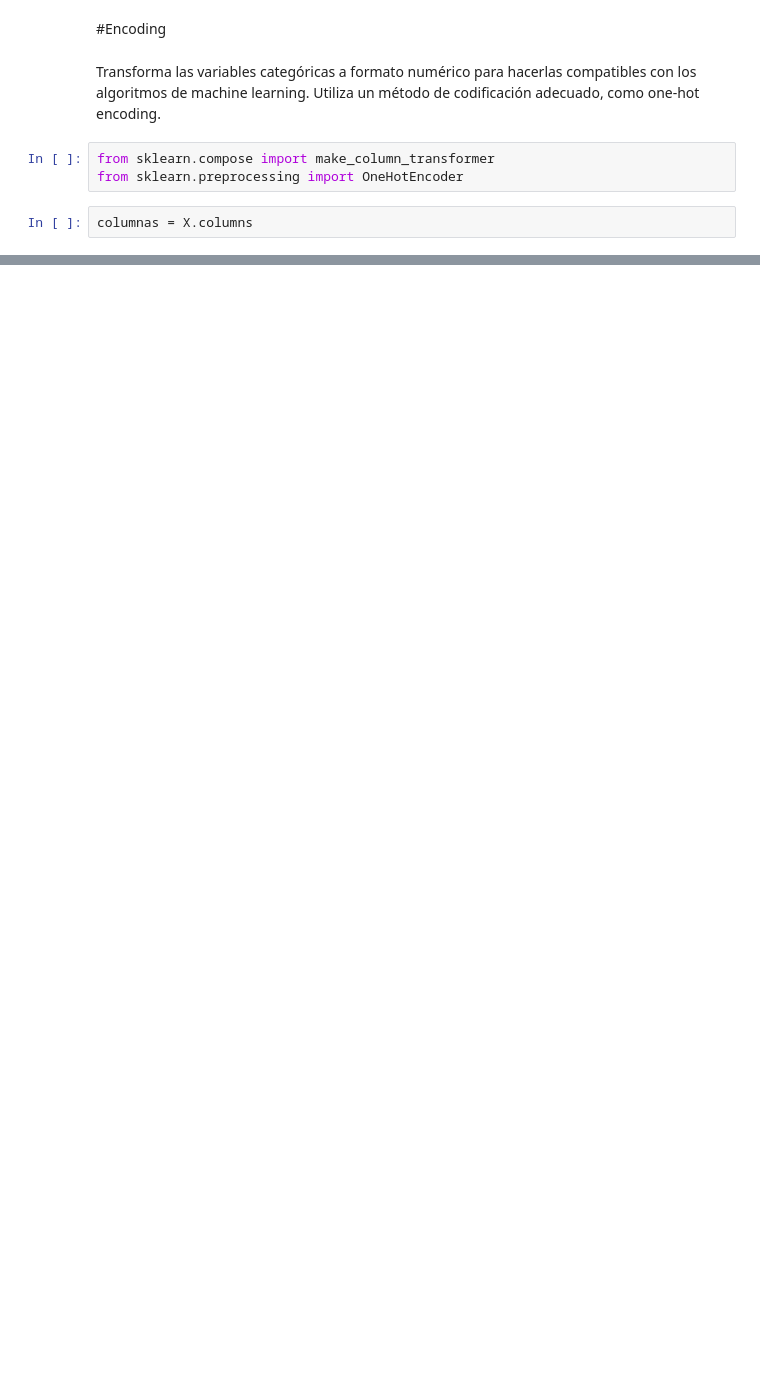
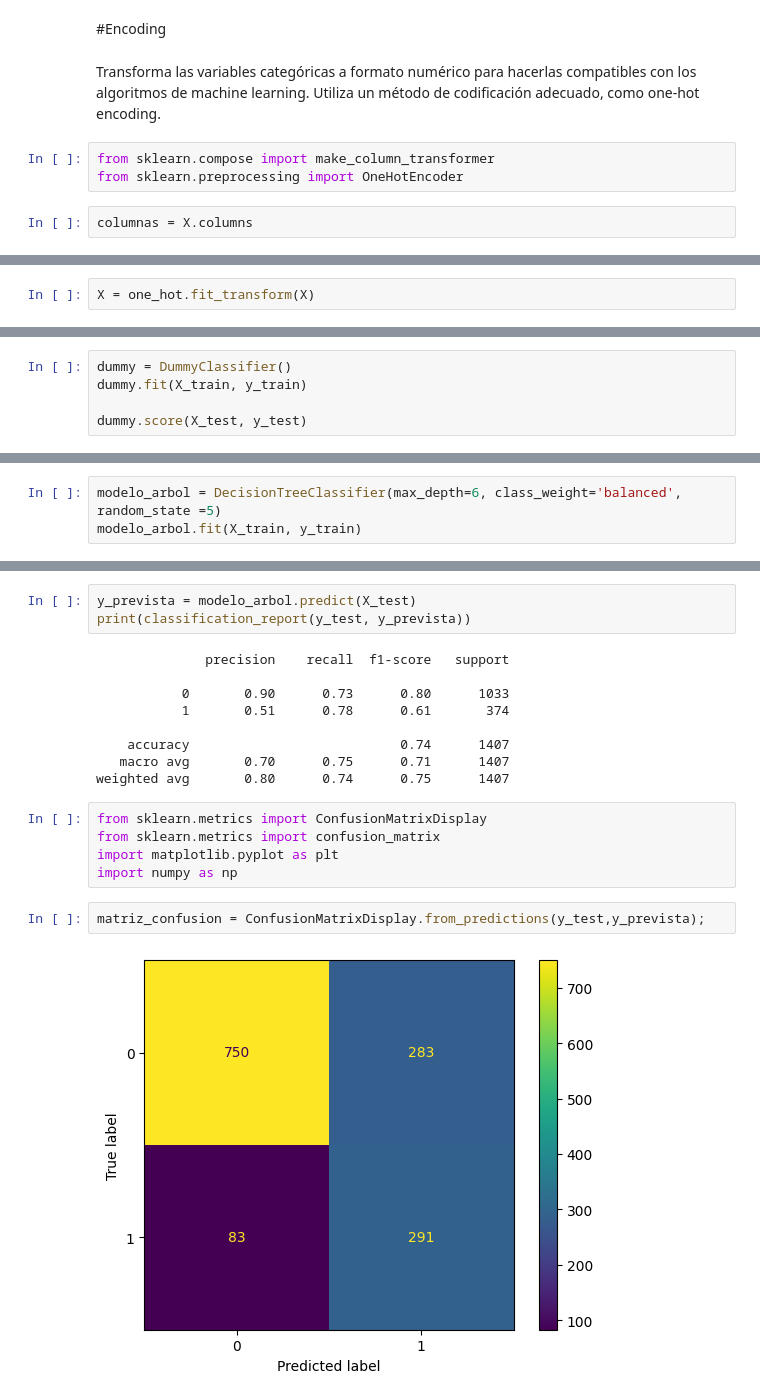
Before and after one commit to Alanimvc/Challenge_Telecom_X, a Jupyter notebook: Telecom_X_parte_2.ipynb, the cells around one changed output, grey strips where cells are left out. Saved outputs shown, nothing was run; the diff lists cells and outputs as text; blank space fills up the shorter version.

```diff
--- a/Telecom_X_parte_2.ipynb
+++ b/Telecom_X_parte_2.ipynb
@@ -280,0 +330,2 @@ one_hot = make_column_transformer((
+# %%
+X = one_hot.fit_transform(X)
@@ -280,0 +416,5 @@ one_hot = make_column_transformer((
+# %%
+dummy = DummyClassifier()
+dummy.fit(X_train, y_train)
+
+dummy.score(X_test, y_test)
@@ -280,0 +427,3 @@ one_hot = make_column_transformer((
+# %%
+modelo_arbol = DecisionTreeClassifier(max_depth=6, class_weight='balanced', random_state =5)
+modelo_arbol.fit(X_train, y_train)
@@ -280,0 +444,21 @@ one_hot = make_column_transformer((
+# %%
+y_prevista = modelo_arbol.predict(X_test)
+print(classification_report(y_test, y_prevista))
+# %% [output]
+              precision    recall  f1-score   support
+
+           0       0.90      0.73      0.80      1033
+           1       0.51      0.78      0.61       374
+
+    accuracy                           0.74      1407
+   macro avg       0.70      0.75      0.71      1407
+weighted avg       0.80      0.74      0.75      1407
+# %%
+from sklearn.metrics import ConfusionMatrixDisplay
+from sklearn.metrics import confusion_matrix
+import matplotlib.pyplot as plt
+import numpy as np
+# %%
+matriz_confusion = ConfusionMatrixDisplay.from_predictions(y_test,y_prevista);
+# %% [output]
+[figure, added]
```
Also changed, not shown: parts of 79 cells of this notebook.
